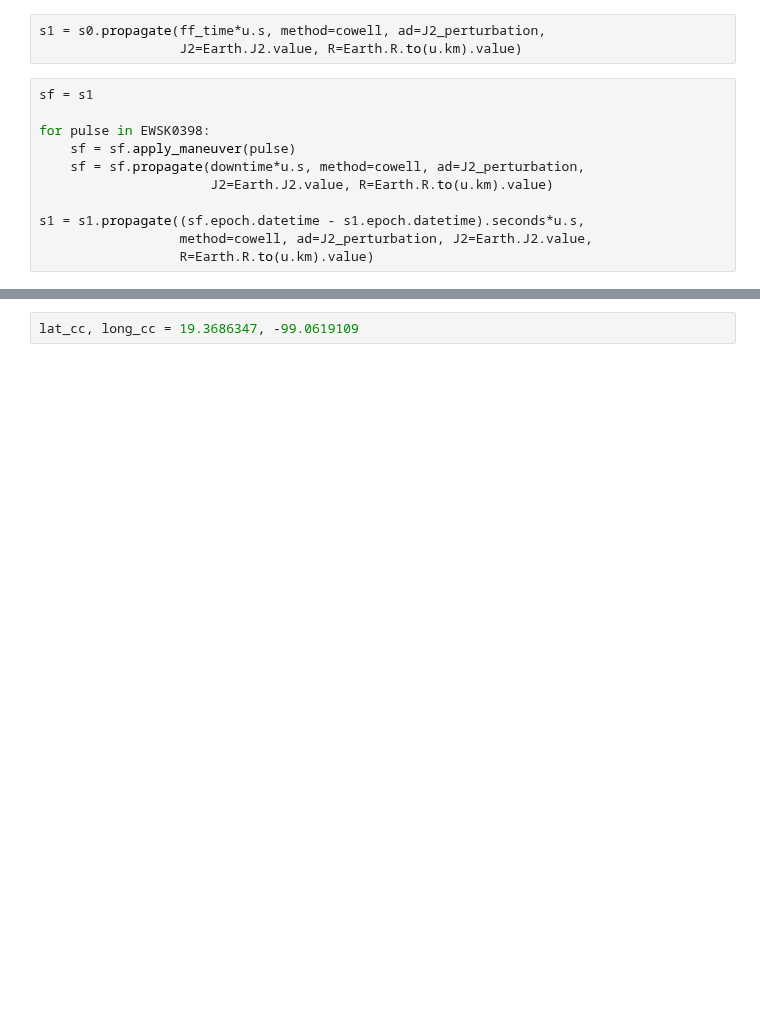
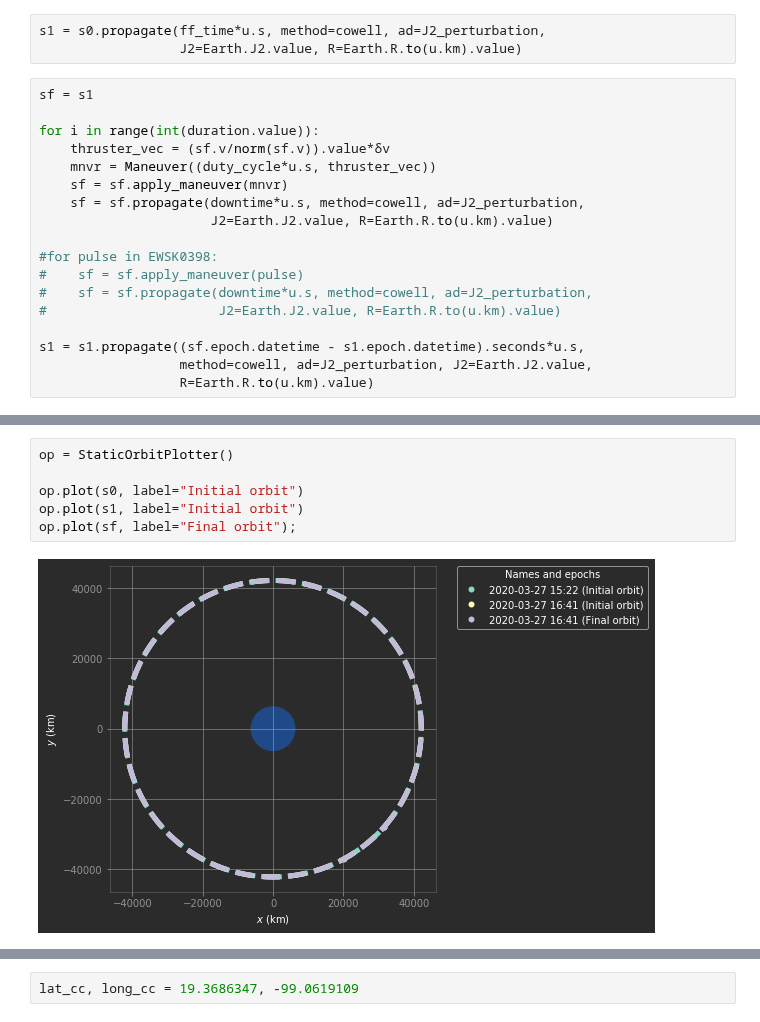
Before and after one commit to cad3na/JupyterNotebooks, a Jupyter notebook: Python/Presentaciones/orbitas2.ipynb, the cells around one changed output, grey strips where cells are left out. Drawn from its saved outputs; the diff is of its cells as text; blank space fills up the shorter version.

```diff
--- a/Python/Presentaciones/orbitas2.ipynb
+++ b/Python/Presentaciones/orbitas2.ipynb
@@ -53,10 +54,17 @@ s1 = s0.propagate(ff_time*u.s, method=cowell, ad=J2_perturbation,
 # %%
 sf = s1
 
-for pulse in EWSK0398:
-    sf = sf.apply_maneuver(pulse)
+for i in range(int(duration.value)):
+    thruster_vec = (sf.v/norm(sf.v)).value*δv
+    mnvr = Maneuver((duty_cycle*u.s, thruster_vec))
+    sf = sf.apply_maneuver(mnvr)
     sf = sf.propagate(downtime*u.s, method=cowell, ad=J2_perturbation,
                       J2=Earth.J2.value, R=Earth.R.to(u.km).value)
+
+#for pulse in EWSK0398:
+#    sf = sf.apply_maneuver(pulse)
+#    sf = sf.propagate(downtime*u.s, method=cowell, ad=J2_perturbation,
+#                      J2=Earth.J2.value, R=Earth.R.to(u.km).value)
 
 s1 = s1.propagate((sf.epoch.datetime - s1.epoch.datetime).seconds*u.s,
                   method=cowell, ad=J2_perturbation, J2=Earth.J2.value,
@@ -102,0 +140,8 @@ cart_coord_f = propagate(sf, ts, method=cowell, ad=perturbaciones,
+# %%
+op = StaticOrbitPlotter()
+
+op.plot(s0, label="Initial orbit")
+op.plot(s1, label="Initial orbit")
+op.plot(sf, label="Final orbit");
+# %% [output]
+[figure, added]
```
Also changed, not shown: parts of 16 cells of this notebook.
